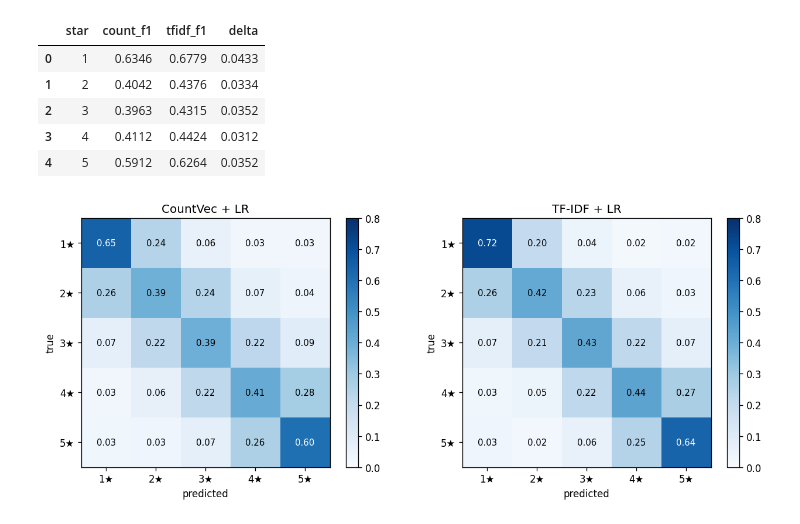
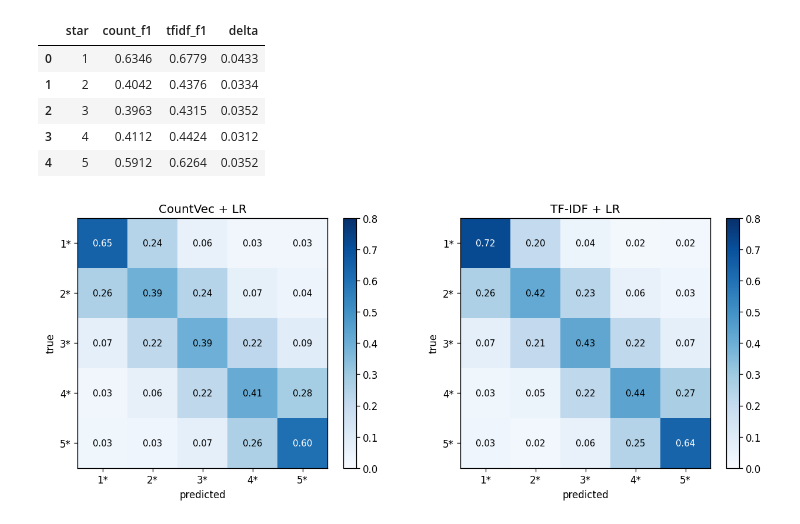
Before and after one commit to WSpie/CSCE676_proj, a Jupyter notebook: main_notebook.ipynb, the cells around one changed output. Saved outputs shown, nothing was run; the diff lists cells and outputs as text; code cells hidden in the pictures.

```diff
--- a/main_notebook.ipynb
+++ b/main_notebook.ipynb
@@ -210,7 +210,7 @@ os.makedirs("assets", exist_ok=True)
 fig, ax = plt.subplots(figsize=(7, 3.5))
 im = ax.imshow(f1_table.values, cmap="coolwarm_r", vmin=0.3, vmax=0.8, aspect="auto")
 ax.set_xticks(range(5))
-ax.set_xticklabels([f"{s}★" for s in f1_table.columns])
+ax.set_xticklabels([f"{s}*" for s in f1_table.columns])
 ax.set_yticks(range(3))
 ax.set_yticklabels(f1_table.index)
 ax.set_xlabel("star rating")
@@ -306,21 +306,21 @@ cm_tf = confusion_matrix(y_test, pred_tf, normalize="true")
 # %%
 fig, axes = plt.subplots(1, 2, figsize=(11, 4.5))
 for ax, cm, title in zip(axes, [cm_cv, cm_tf], ["CountVec + LR", "TF-IDF + LR"]):
     im = ax.imshow(cm, cmap="Blues", vmin=0, vmax=0.8)
     ax.set_xticks(range(5))
-    ax.set_xticklabels([f"{s}★" for s in range(1, 6)])
+    ax.set_xticklabels([f"{s}*" for s in range(1, 6)])
     ax.set_yticks(range(5))
-    ax.set_yticklabels([f"{s}★" for s in range(1, 6)])
+    ax.set_yticklabels([f"{s}*" for s in range(1, 6)])
     ax.set_xlabel("predicted")
     ax.set_ylabel("true")
     ax.set_title(title)
     for i in range(5):
         for j in range(5):
             ax.text(j, i, f"{cm[i, j]:.2f}", ha="center", va="center",
                     fontsize=9, color="black" if cm[i, j] < 0.5 else "white")
     plt.colorbar(im, ax=ax, fraction=0.04)
 plt.tight_layout()
 plt.savefig("assets/rq2_confusion.png", dpi=200, bbox_inches="tight")
 plt.show()
 # %% [output]
-[figure, old version]
+[figure, new version]
```
Also changed, not shown: parts of 19 cells of this notebook, 4 other files.
